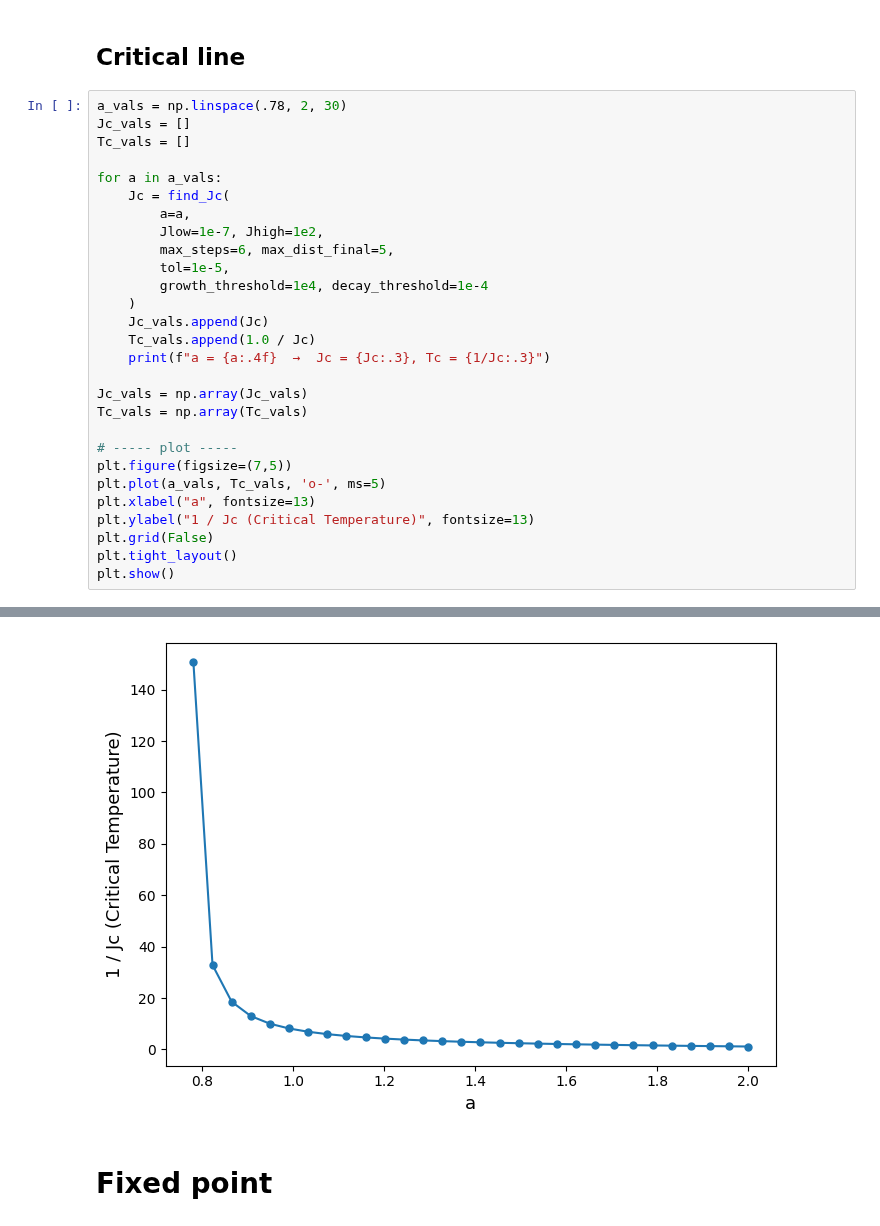
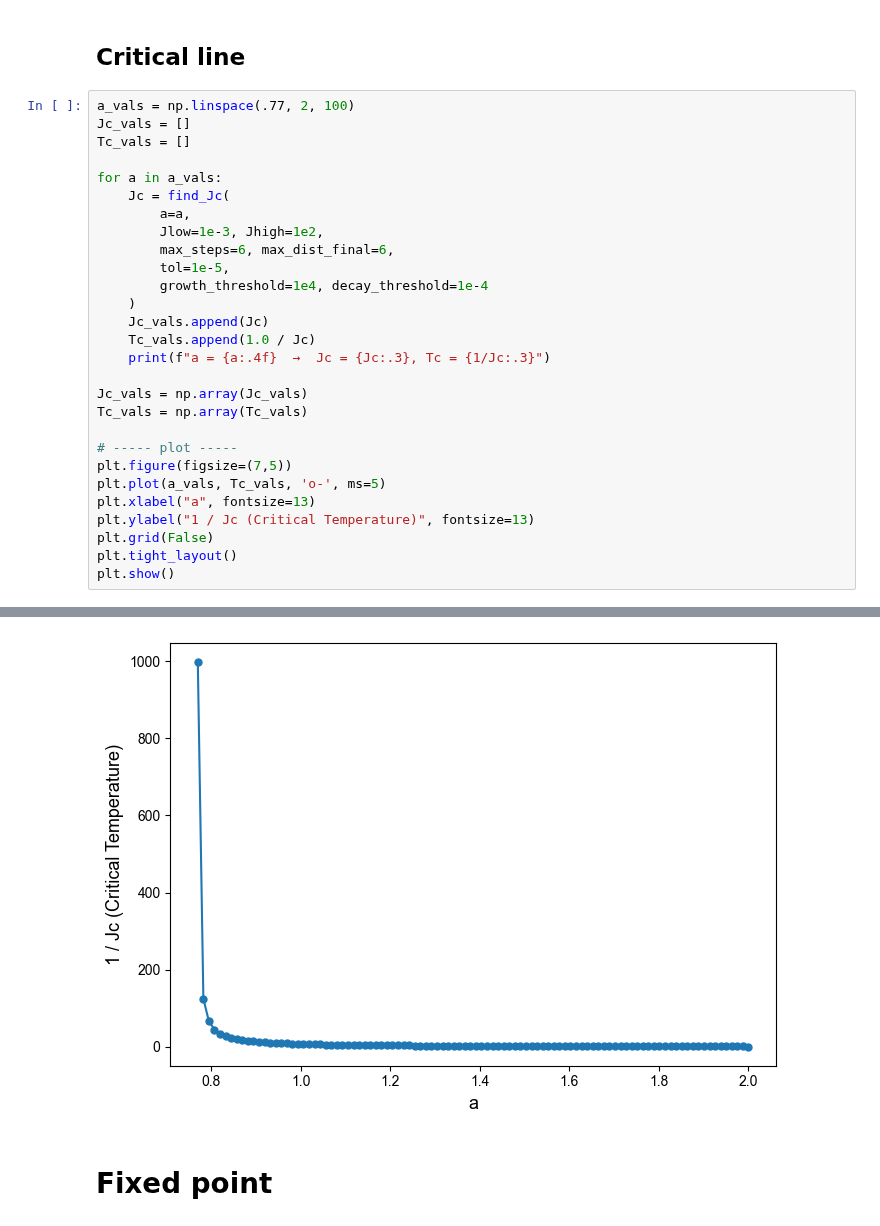
Before and after one commit to erbilcanartun/long-range-ising-chain, a Jupyter notebook: notebooks/new_foundation-numba.ipynb, the cells around one changed output, grey strips where cells are left out. Saved outputs shown, nothing was run; the diff lists cells and outputs as text.

```diff
--- a/notebooks/new_foundation-numba.ipynb
+++ b/notebooks/new_foundation-numba.ipynb
@@ -71,15 +71,15 @@ Critical Tc = 2.3924259237405727
 # %% [markdown]
 ## Critical line
 # %%
-a_vals = np.linspace(.78, 2, 30)
+a_vals = np.linspace(.77, 2, 100)
 Jc_vals = []
 Tc_vals = []
 
 for a in a_vals:
     Jc = find_Jc(
         a=a,
-        Jlow=1e-7, Jhigh=1e2,
-        max_steps=6, max_dist_final=5,
+        Jlow=1e-3, Jhigh=1e2,
+        max_steps=6, max_dist_final=6,
         tol=1e-5,
         growth_threshold=1e4, decay_threshold=1e-4
     )
@@ -118,5 +118,5 @@ a = 1.9579  →  Jc = 0.827, Tc = 1.21
 a = 2.0000  →  Jc = 0.883, Tc = 1.13
-[figure, old version]
+[figure, new version]
 # %% [markdown]
 # Fixed point
 # %%
```
Also changed, not shown: parts of 1 cell of this notebook, 1 other file.
